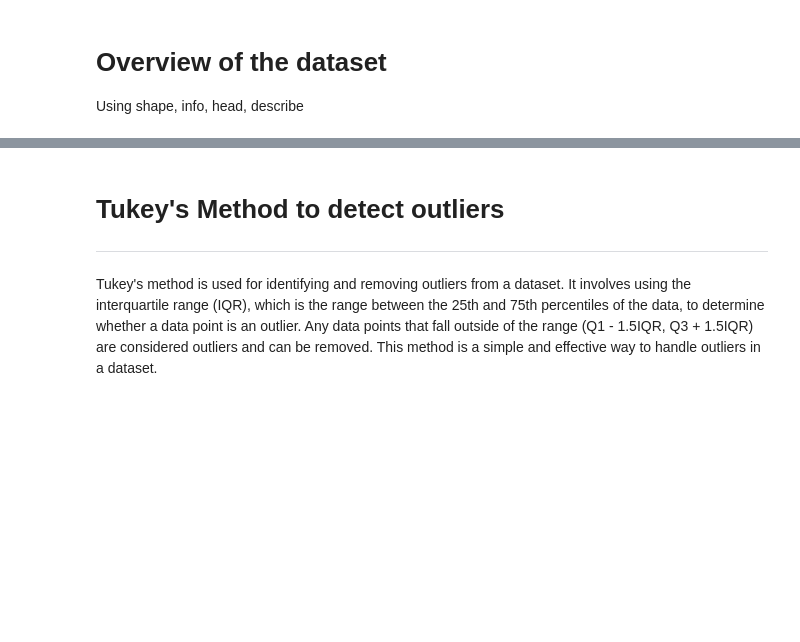
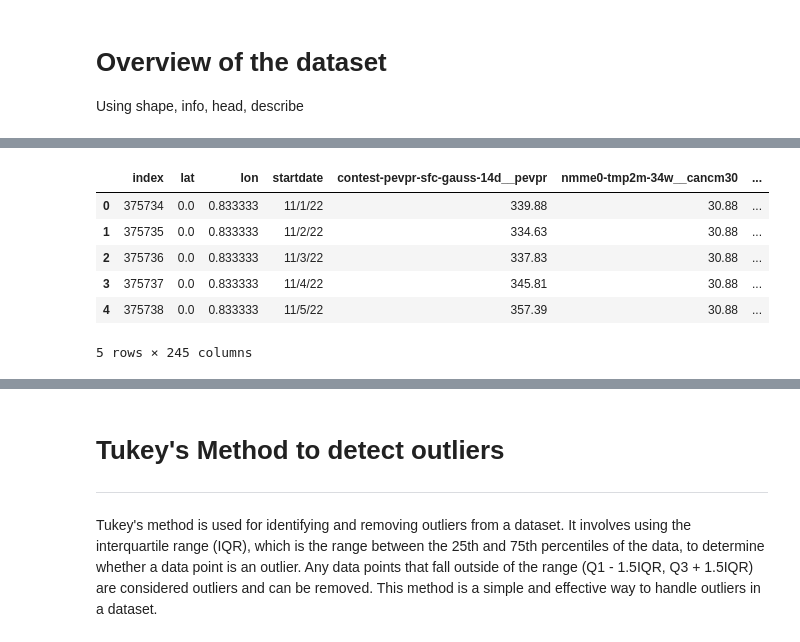
Before and after one commit to ThoughtfulMind/WiDS2023, a Jupyter notebook: wids2023-data-buddies.ipynb, the cells around one changed output, grey strips where cells are left out. Drawn from its saved outputs; the diff is of its cells as text; code cells hidden in the pictures; blank space fills up the shorter version.

```diff
--- a/wids2023-data-buddies.ipynb
+++ b/wids2023-data-buddies.ipynb
@@ -91,0 +109,10 @@ Using shape, info, head, describe
+# %%
+cc_test.head()
+# %% [output]
+|  | index | lat | lon | startdate | contest-pevpr-sfc-gauss-14d__pevpr | nmme0-tmp2m-34w__cancm30 | ... |
+| 0 | 375734 | 0.0 | 0.833333 | 11/1/22 | 339.88 | 30.88 | ... |
+| 1 | 375735 | 0.0 | 0.833333 | 11/2/22 | 334.63 | 30.88 | ... |
+| 2 | 375736 | 0.0 | 0.833333 | 11/3/22 | 337.83 | 30.88 | ... |
+| 3 | 375737 | 0.0 | 0.833333 | 11/4/22 | 345.81 | 30.88 | ... |
+| 4 | 375738 | 0.0 | 0.833333 | 11/5/22 | 357.39 | 30.88 | ... |
+5 rows × 245 columns
```
Also changed, not shown: parts of 36 cells of this notebook.
